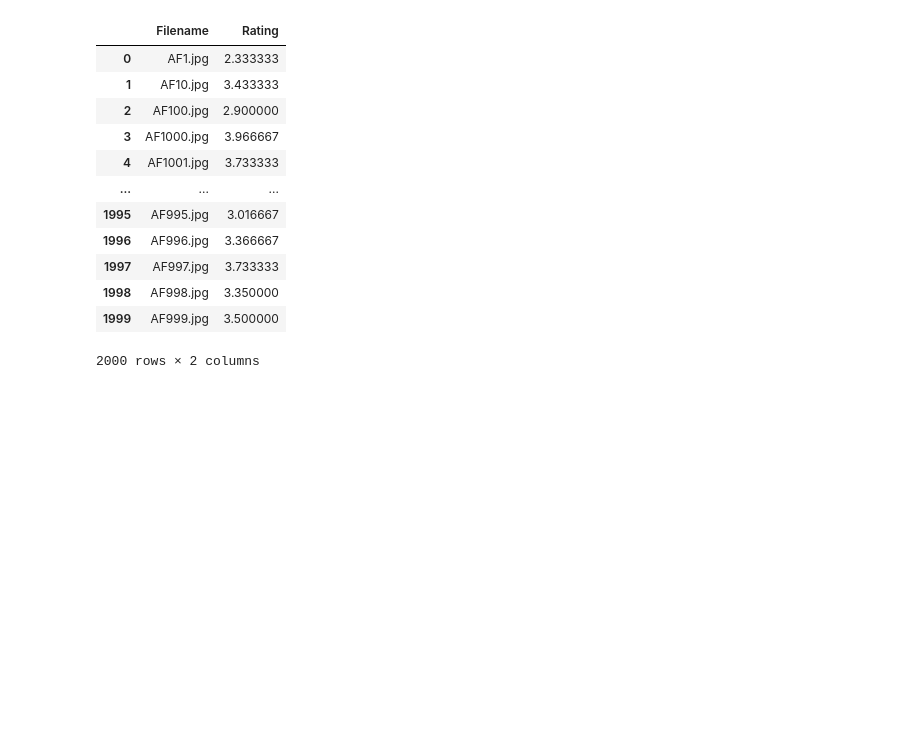
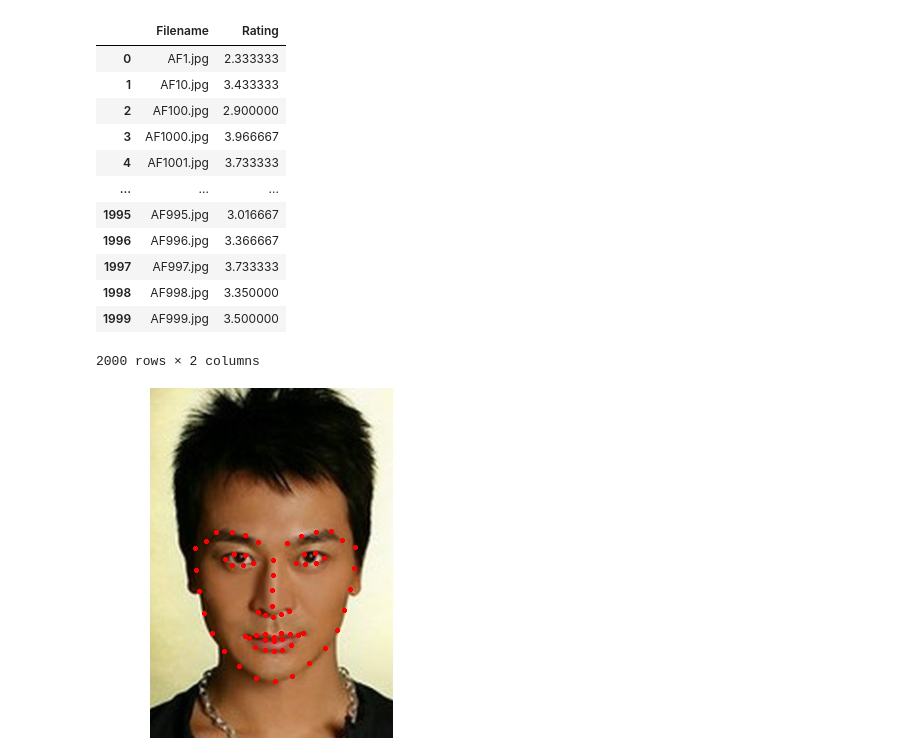
Before and after one commit to dheerajpreetsingh/APMLP, a Jupyter notebook: APMLP.ipynb, the cells around one changed output. Cells and saved outputs as stored; diff of their text form; code cells hidden in the pictures; blank space fills up the shorter version.

Commit message:
Added the code to get landmarks with 68 Landmarks dat file

```diff
--- a/APMLP.ipynb
+++ b/APMLP.ipynb
@@ -117,3 +117,33 @@ ndff
 | 1998 | AF998.jpg | 3.350000 |
 | 1999 | AF999.jpg | 3.500000 |
 2000 rows × 2 columns
+# %%
+import dlib
+import cv2
+from google.colab.patches import cv2_imshow
+
+
+image=cv2.imread("/content/APMLP/Data_Images/AM1.jpg")
+gray = cv2.cvtColor(image, cv2.COLOR_BGR2GRAY)
+
+
+face_detector=dlib.get_frontal_face_detector()
+landmark_predictor=dlib.shape_predictor("/content/APMLP/shape_predictor_68_face_landmarks.dat")
+
+faces=face_detector(gray)
+
+for face in faces:
+    landmarks = landmark_predictor(gray, face)
+
+    if landmarks.num_parts == 68:
+        for point in range(68):
+            x, y = landmarks.part(point).x, landmarks.part(point).y
+            cv2.circle(image, (x, y), 1, (0, 0, 255), thickness=2)
+    else:
+        print("Error: Incorrect number of facial landmarks detected.")
+
+cv2_imshow(image)
+cv2.waitKey(0)
+cv2.destroyAllWindows()
+# %% [output]
+[figure, added]
```
